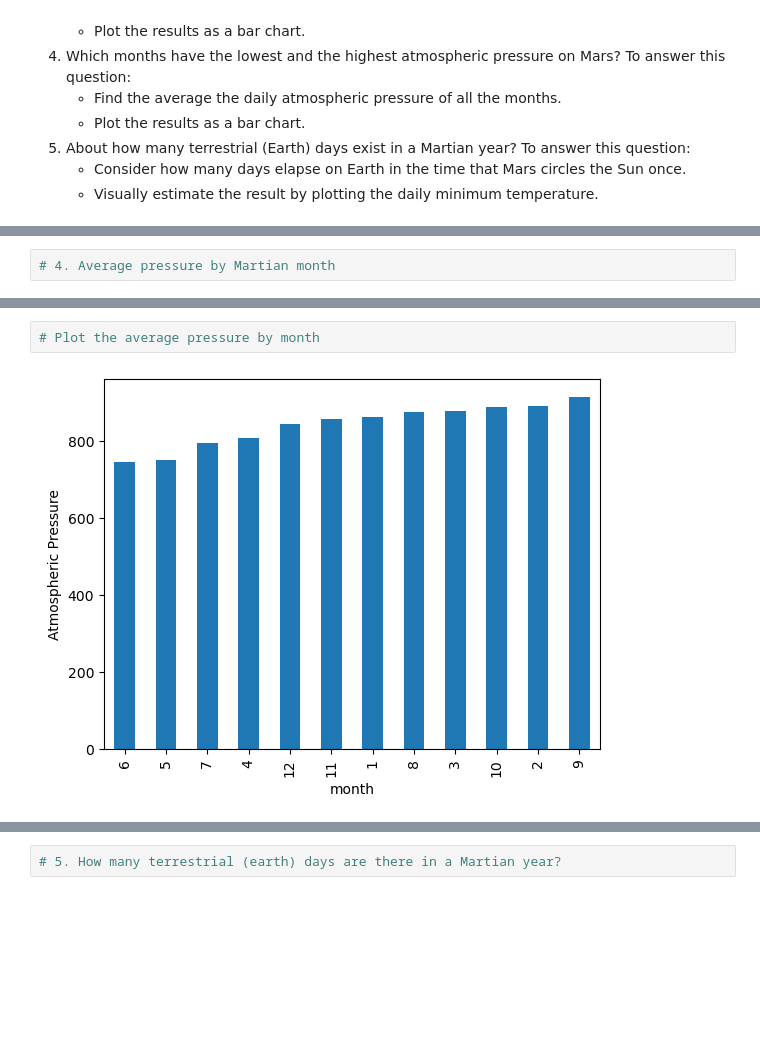
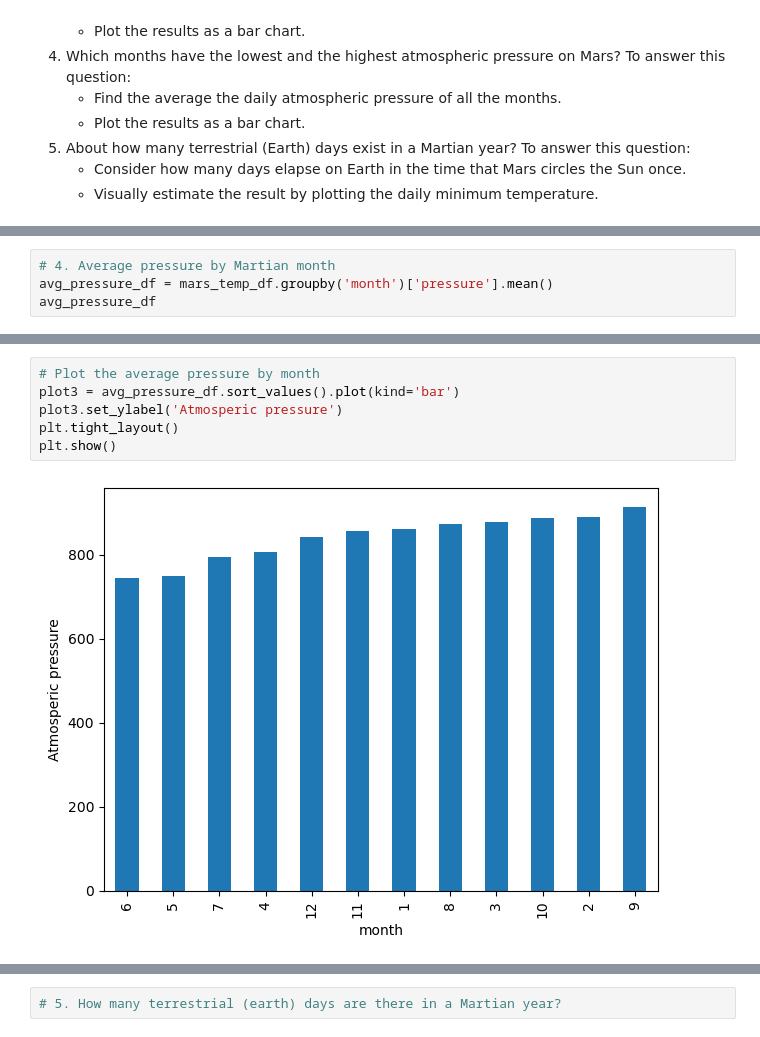
Before and after one commit to KeeganDavis/web-scraping-challenge, a Jupyter notebook: part_2_mars_weather.ipynb, the cells around one changed output, grey strips where cells are left out. Drawn from its saved outputs; the diff is of its cells as text; blank space fills up the shorter version.

Commit message:
finished most plots for part 2

```diff
--- a/part_2_mars_weather.ipynb
+++ b/part_2_mars_weather.ipynb
@@ -225,5 +215,7 @@ Name: min_temp, dtype: float64
 # %%
 # 4. Average pressure by Martian month
+avg_pressure_df = mars_temp_df.groupby('month')['pressure'].mean()
+avg_pressure_df
 # %% [output]
 month
 1     862.488506
@@ -241,5 +233,9 @@ month
 Name: pressure, dtype: float64
 # %%
 # Plot the average pressure by month
+plot3 = avg_pressure_df.sort_values().plot(kind='bar')
+plot3.set_ylabel('Atmosperic pressure')
+plt.tight_layout()
+plt.show()
 # %% [output]
-[figure, old version]
+[figure, new version]
```
Also changed, not shown: parts of 9 cells of this notebook.
